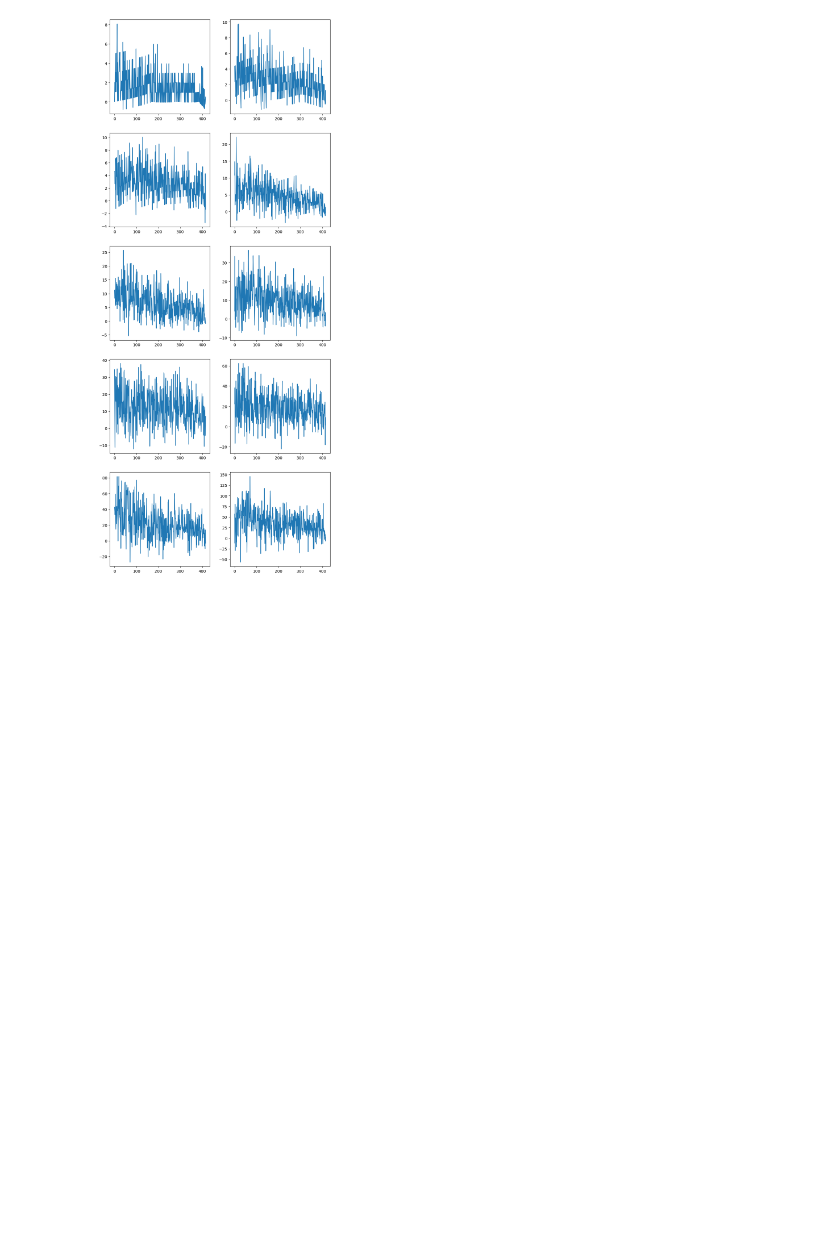
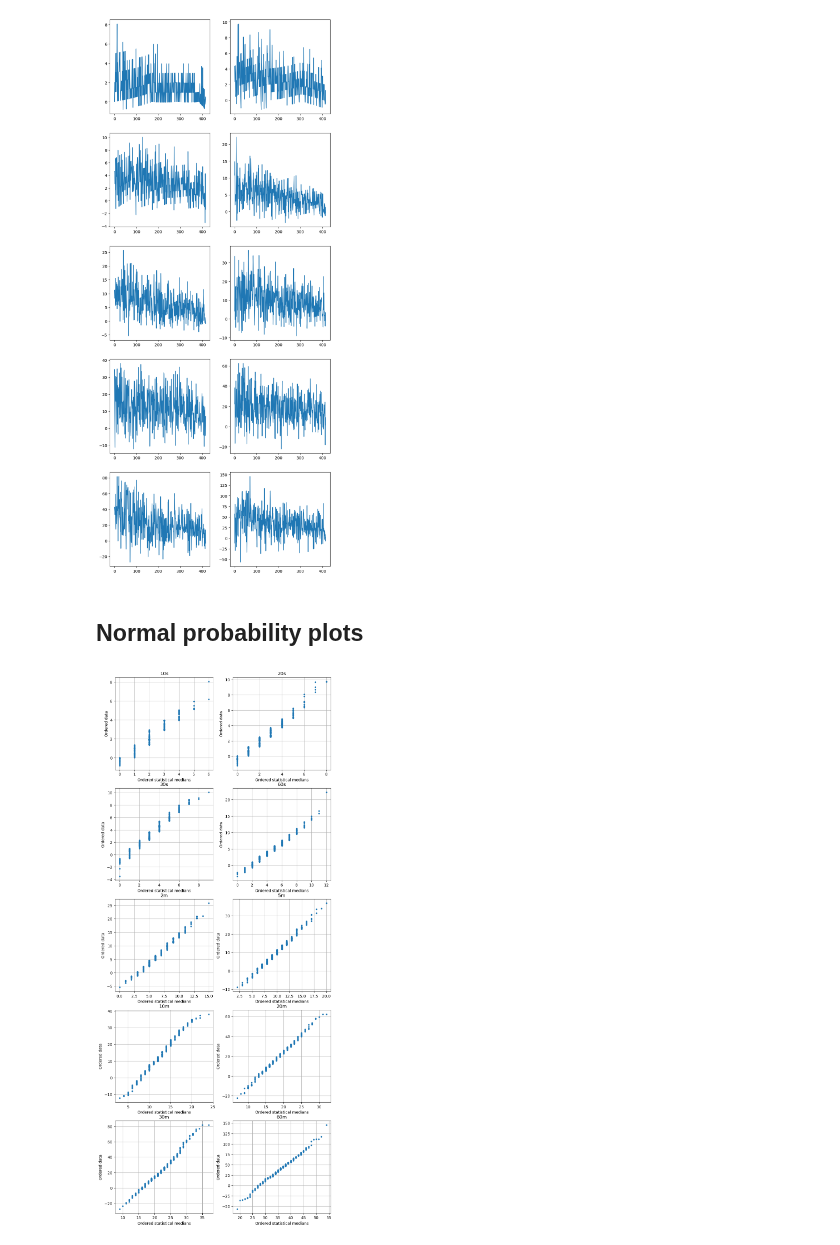
Before and after one commit to ELFREELAND/xrf-thickness-studies, a Jupyter notebook: 20230712_CVD_3158_scantime/scan_time_studies.ipynb, the cells around one changed output. Drawn from its saved outputs; the diff is of its cells as text; code cells hidden in the pictures; blank space fills up the shorter version.

Commit message:
further scan time studies
added poisson probability plots, plotting sqrt(time) vs noise std

```diff
--- a/20230712_CVD_3158_scantime/scan_time_studies.ipynb
+++ b/20230712_CVD_3158_scantime/scan_time_studies.ipynb
@@ -52,3 +58,33 @@ axs[4][1].plot(dat["60m"][1][2500:] - dat["60m"][3][2500:])
 plt.show()
 # %% [output]
 [figure]
+# %% [markdown]
+## Normal probability plots
+# %%
+def probPlot(ax, dat, title):
+
+    osm, osr = stats.probplot(dat, (np.average(dat)), dist=stats.poisson, fit=False)
+    ax.plot(osm, osr, ".") #plot data
+    #ax.plot(osm, osm, "-") #plot line y=x
+    ax.grid(True)
+    ax.ticklabel_format(scilimits=(-5,5))
+    ax.set_title(title)
+    ax.set_xlabel("Ordered statistical medians")
+    ax.set_ylabel("Ordered data")
+
+f, axs = plt.subplots(nrows=5, ncols=2, figsize=(10, 25))
+
+probPlot(axs[0][0], dat["10s"][1][2500:] - dat["10s"][3][2500:], "10s")
+probPlot(axs[0][1], dat["20s"][1][2500:] - dat["20s"][3][2500:], "20s")
+probPlot(axs[1][0], dat["30s"][1][2500:] - dat["30s"][3][2500:], "30s")
+probPlot(axs[1][1], dat["60s"][1][2500:] - dat["60s"][3][2500:], "60s")
+probPlot(axs[2][0], dat["2m"][1][2500:] - dat["2m"][3][2500:], "2m")
+probPlot(axs[2][1], dat["5m"][1][2500:] - dat["5m"][3][2500:], "5m")
+probPlot(axs[3][0], dat["10m"][1][2500:] - dat["10m"][3][2500:], "10m")
+probPlot(axs[3][1], dat["20m"][1][2500:] - dat["20m"][3][2500:], "20m")
+probPlot(axs[4][0], dat["30m"][1][2500:] - dat["30m"][3][2500:], "30m")
+probPlot(axs[4][1], dat["60m"][1][2500:] - dat["60m"][3][2500:], "60m")
+
+plt.show()
+# %% [output]
+[figure, added]
```
Also changed, not shown: parts of 5 cells of this notebook.
